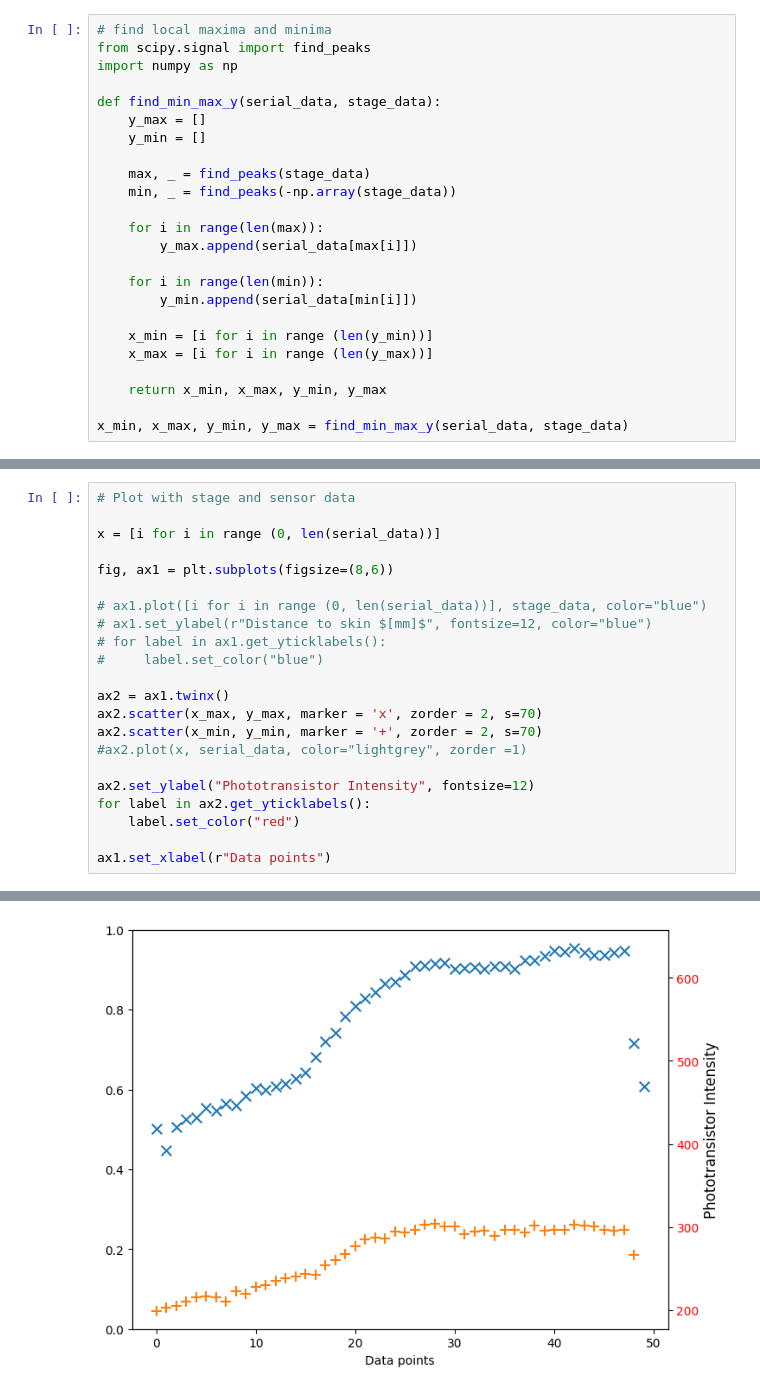
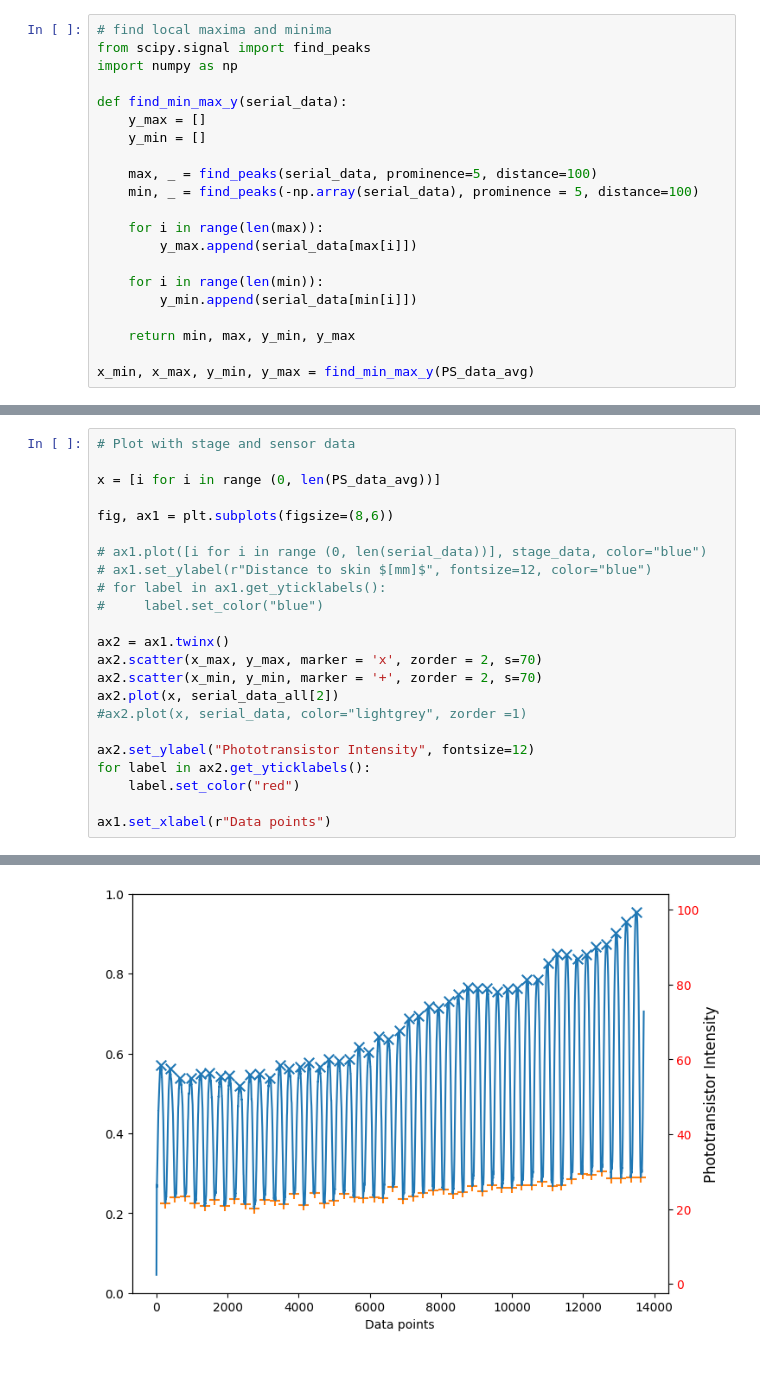
Before and after one commit to annnnna42/Arduino_KDC101_Control_and_Evaluation, a Jupyter notebook: merge/merge_plots.ipynb, the cells around one changed output, grey strips where cells are left out. Drawn from its saved outputs; the diff is of its cells as text.

Commit message:
add new data and plots with tuple structure

```diff
--- a/merge/merge_plots.ipynb
+++ b/merge/merge_plots.ipynb
@@ -46,12 +113,12 @@ print(serial_data)
 from scipy.signal import find_peaks
 import numpy as np
 
-def find_min_max_y(serial_data, stage_data):
+def find_min_max_y(serial_data):
     y_max = []
     y_min = []
 
-    max, _ = find_peaks(stage_data)
-    min, _ = find_peaks(-np.array(stage_data))
+    max, _ = find_peaks(serial_data, prominence=5, distance=100)
+    min, _ = find_peaks(-np.array(serial_data), prominence = 5, distance=100)
 
     for i in range(len(max)):
         y_max.append(serial_data[max[i]])
@@ -59,9 +126,6 @@ def find_min_max_y(serial_data, stage_data):
     for i in range(len(min)):
         y_min.append(serial_data[min[i]])
 
-    x_min = [i for i in range (len(y_min))]
-    x_max = [i for i in range (len(y_max))]
+    return min, max, y_min, y_max
 
-    return x_min, x_max, y_min, y_max
-
-x_min, x_max, y_min, y_max = find_min_max_y(serial_data, stage_data)
+x_min, x_max, y_min, y_max = find_min_max_y(PS_data_avg)
@@ -70,28 +132,29 @@ x_min, x_max, y_min, y_max = find_min_max_y(serial_data, stage_data)
 # %%
 # Plot with stage and sensor data
 
-x = [i for i in range (0, len(serial_data))]
+x = [i for i in range (0, len(PS_data_avg))]
 
 fig, ax1 = plt.subplots(figsize=(8,6))
 
 # ax1.plot([i for i in range (0, len(serial_data))], stage_data, color="blue")
 # ax1.set_ylabel(r"Distance to skin $[mm]$", fontsize=12, color="blue")
 # for label in ax1.get_yticklabels():
 #     label.set_color("blue")
 
 ax2 = ax1.twinx()
 ax2.scatter(x_max, y_max, marker = 'x', zorder = 2, s=70)
 ax2.scatter(x_min, y_min, marker = '+', zorder = 2, s=70)
+ax2.plot(x, serial_data_all[2])
 #ax2.plot(x, serial_data, color="lightgrey", zorder =1)
 
 ax2.set_ylabel("Phototransistor Intensity", fontsize=12)
 for label in ax2.get_yticklabels():
     label.set_color("red")
 
 ax1.set_xlabel(r"Data points")
 # %% [output]
 Text(0.5, 0, 'Data points')
-[figure, old version]
+[figure, new version]
 # %%
 # Read-in difference tape/no tape
 freq= 200             # 200ms -> 5Hz
```
Also changed, not shown: parts of 5 cells of this notebook, 5 other files.
